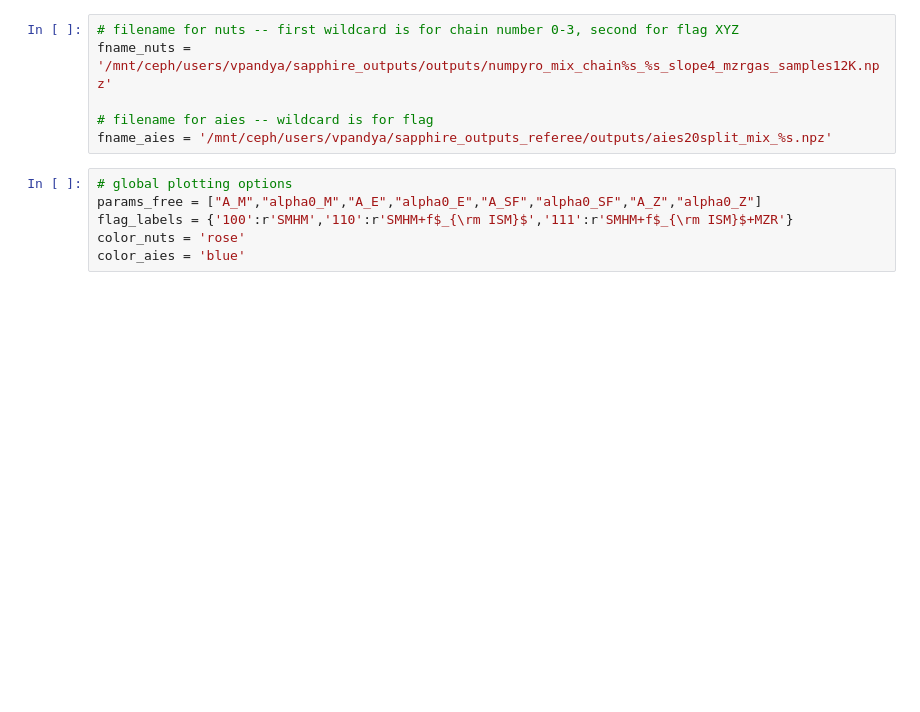
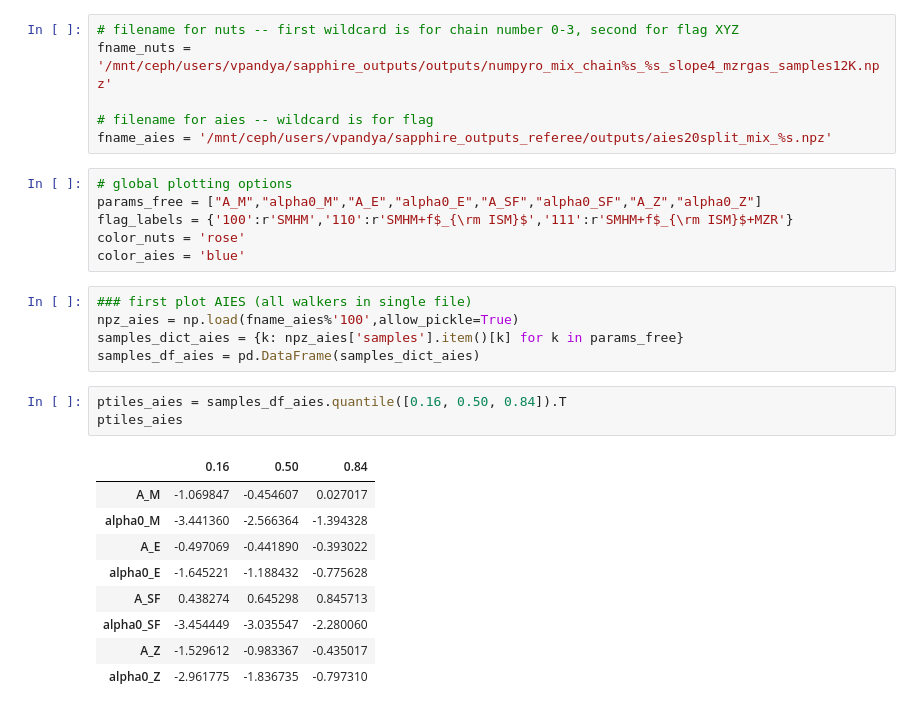
Before and after one commit to virajpandya/sapphire, a Jupyter notebook: demo/pandya26/plotting/compare_aies_nuts.ipynb, the cells around one changed output. Cells and saved outputs as stored; diff of their text form; blank space fills up the shorter version.

```diff
--- a/demo/pandya26/plotting/compare_aies_nuts.ipynb
+++ b/demo/pandya26/plotting/compare_aies_nuts.ipynb
@@ -22,3 +27,21 @@ params_free = ["A_M","alpha0_M","A_E","alpha0_E","A_SF","alpha0_SF","A_Z","alpha
 flag_labels = {'100':r'SMHM','110':r'SMHM+f$_{\rm ISM}$','111':r'SMHM+f$_{\rm ISM}$+MZR'}
 color_nuts = 'rose'
 color_aies = 'blue'
+# %%
+### first plot AIES (all walkers in single file)
+npz_aies = np.load(fname_aies%'100',allow_pickle=True)
+samples_dict_aies = {k: npz_aies['samples'].item()[k] for k in params_free}
+samples_df_aies = pd.DataFrame(samples_dict_aies)
+# %%
+ptiles_aies = samples_df_aies.quantile([0.16, 0.50, 0.84]).T
+ptiles_aies
+# %% [output]
+|  | 0.16 | 0.50 | 0.84 |
+| A_M | -1.069847 | -0.454607 | 0.027017 |
+| alpha0_M | -3.441360 | -2.566364 | -1.394328 |
+| A_E | -0.497069 | -0.441890 | -0.393022 |
+| alpha0_E | -1.645221 | -1.188432 | -0.775628 |
+| A_SF | 0.438274 | 0.645298 | 0.845713 |
+| alpha0_SF | -3.454449 | -3.035547 | -2.280060 |
+| A_Z | -1.529612 | -0.983367 | -0.435017 |
+| alpha0_Z | -2.961775 | -1.836735 | -0.797310 |
```
Also changed, not shown: parts of 6 cells of this notebook, 5 other files.
